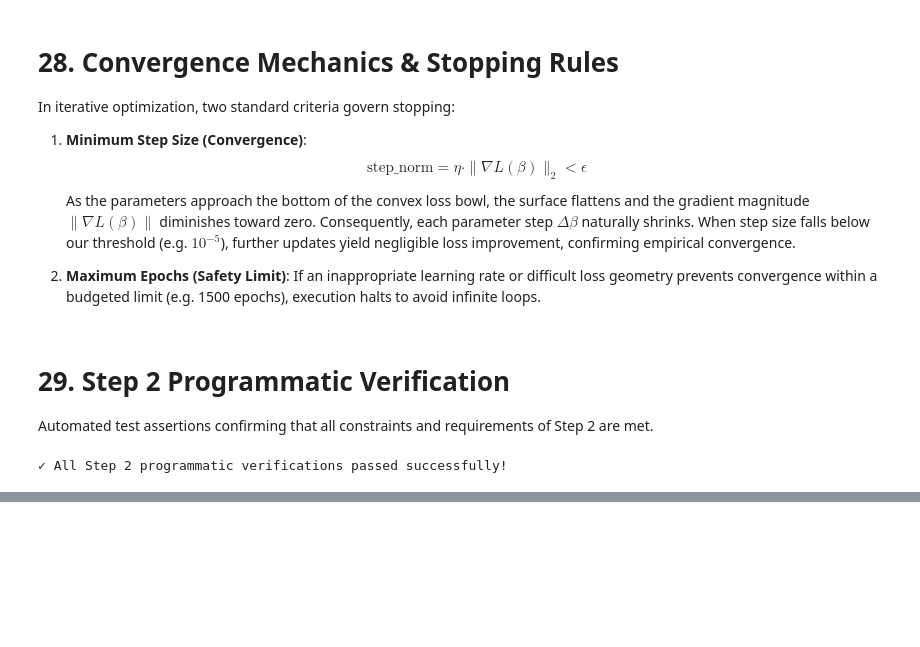
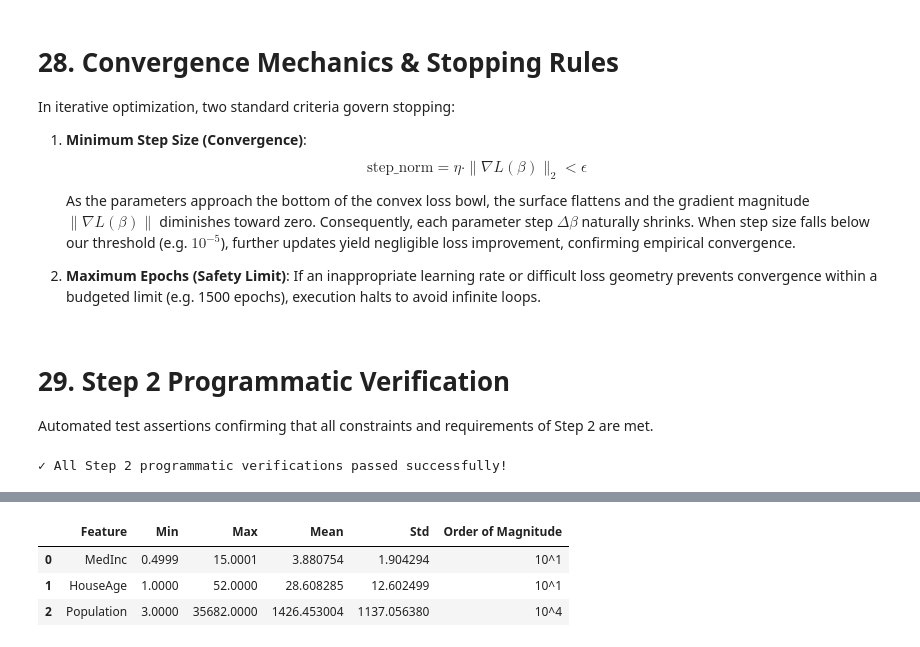
Before and after one commit to abed-dvp/california-housing-training-optimization, a Jupyter notebook: notebook.ipynb, the cells around one changed output, grey strips where cells are left out. Drawn from its saved outputs; the diff is of its cells as text; code cells hidden in the pictures; blank space fills up the shorter version.

```diff
--- a/notebook.ipynb
+++ b/notebook.ipynb
@@ -945,0 +1026,22 @@ print("✓ All Step 2 programmatic verifications passed successfully!")
+# %%
+multi_features = ["MedInc", "HouseAge", "Population"]
+X_multi_train = data.loc[X_train.index, multi_features]
+
+scale_summary = []
+for col in multi_features:
+    s = X_multi_train[col]
+    scale_summary.append({
+        "Feature": col,
+        "Min": s.min(),
+        "Max": s.max(),
+        "Mean": s.mean(),
+        "Std": s.std(),
+        "Order of Magnitude": f"10^{int(np.floor(np.log10(s.max())))}"
+    })
+
+pd.DataFrame(scale_summary)
+# %% [output]
+|  | Feature | Min | Max | Mean | Std | Order of Magnitude |
+| 0 | MedInc | 0.4999 | 15.0001 | 3.880754 | 1.904294 | 10^1 |
+| 1 | HouseAge | 1.0000 | 52.0000 | 28.608285 | 12.602499 | 10^1 |
+| 2 | Population | 3.0000 | 35682.0000 | 1426.453004 | 1137.056380 | 10^4 |
```
Also changed, not shown: parts of 32 cells of this notebook, 1 other file.
